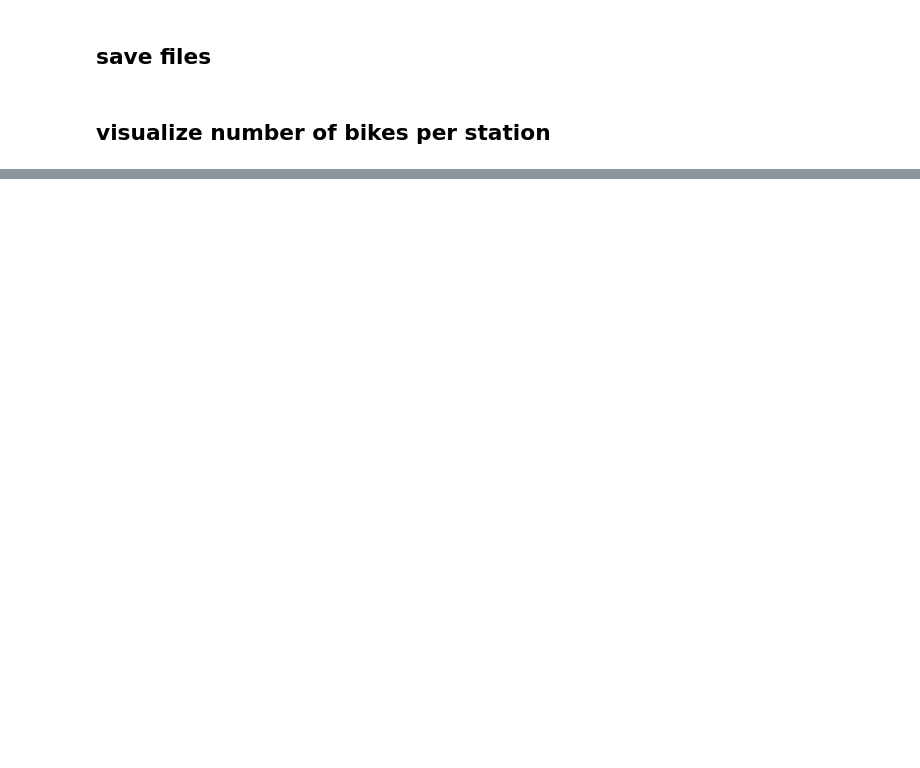
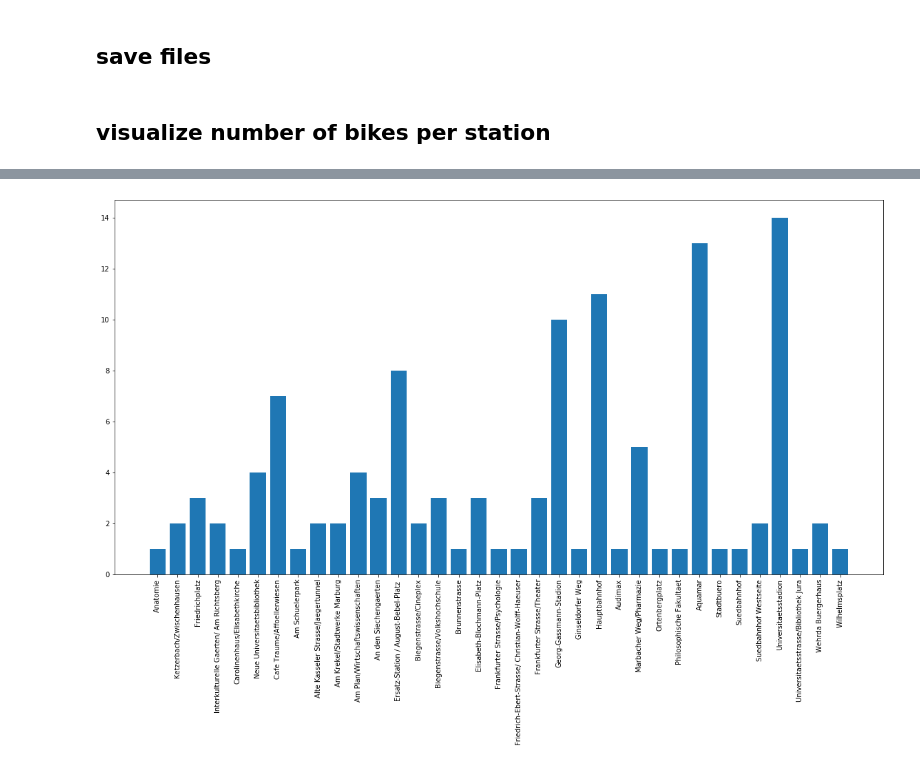
Before and after one commit to Tezzmo/PDS_Project, a Jupyter notebook: notebooks/dataExplorationJonas.ipynb, the cells around one changed output, grey strips where cells are left out. Saved outputs shown, nothing was run; the diff lists cells and outputs as text; code cells hidden in the pictures; blank space fills up the shorter version.

```diff
--- a/notebooks/dataExplorationJonas.ipynb
+++ b/notebooks/dataExplorationJonas.ipynb
@@ -117,3 +137,7 @@ m = nextbike.visualization.visualizeNumberOfBikesPerStation('2019-08-20 19:00:00
 m
 # %% [output]
 [interactive output not drawn]
+# %%
+nextbike.visualization.visualizeNumberOfBikesPerStationBarplot('2019-08-20 19:00:00', dfStations, dfStationBikeNumber)
+# %% [output]
+[figure, added]
```
Also changed, not shown: parts of 8 cells of this notebook, 4 other files.
